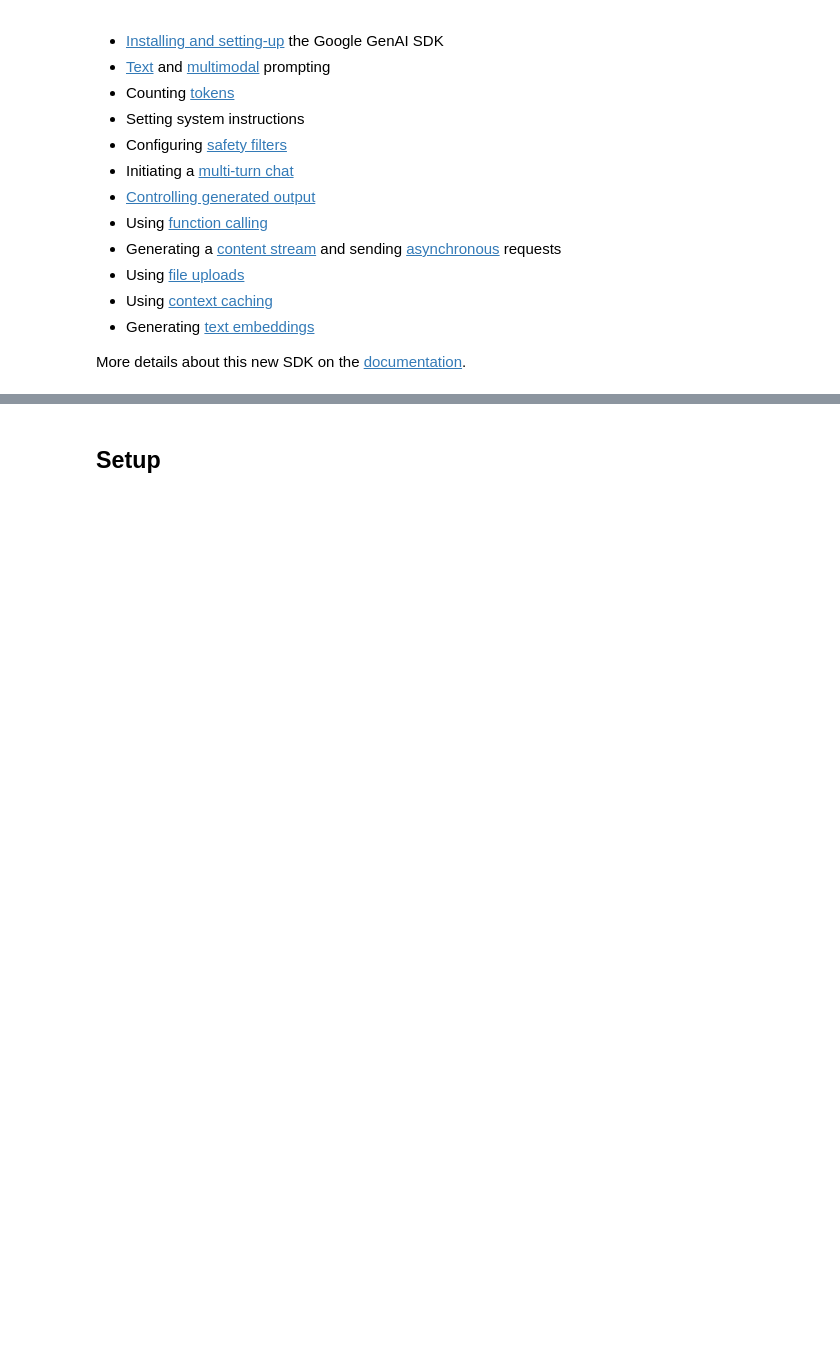
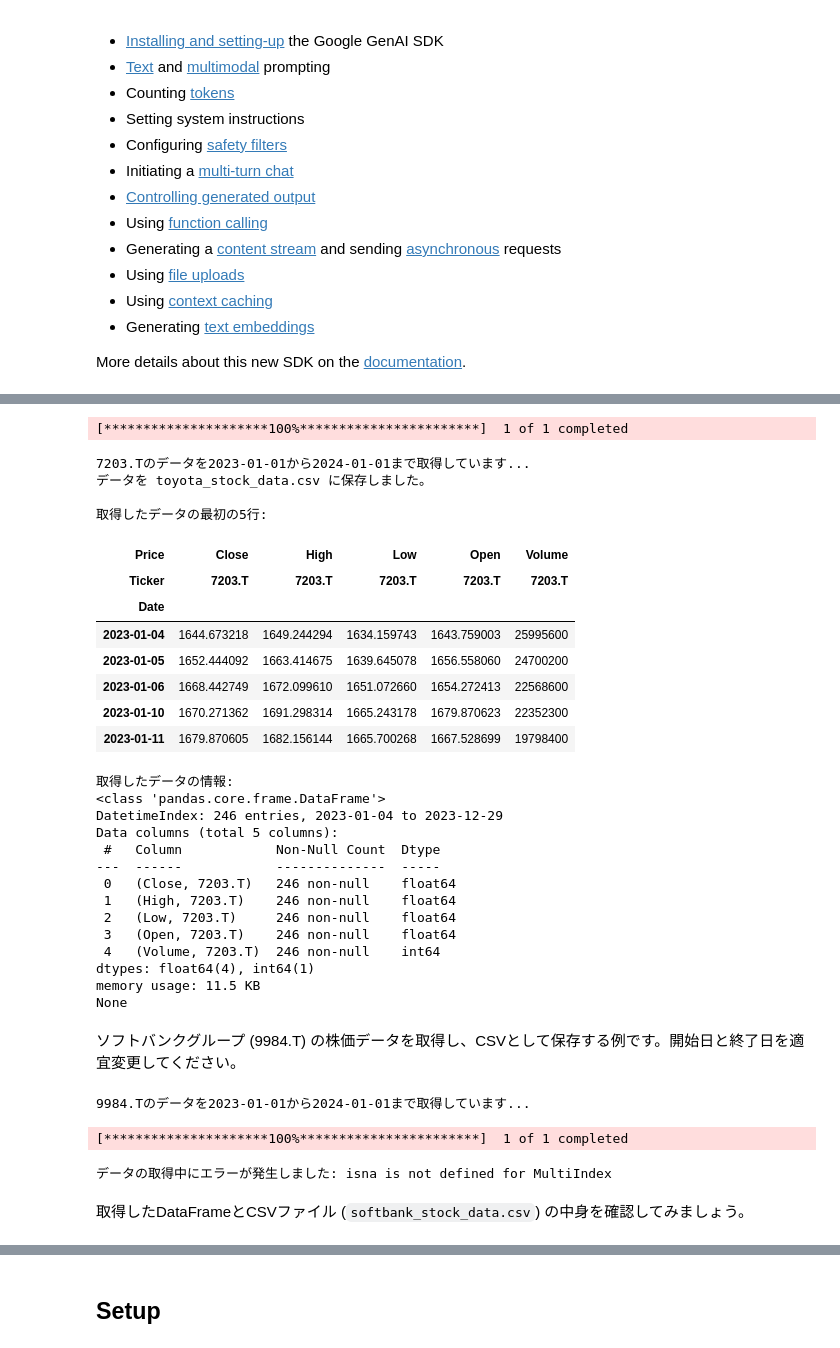
Before and after one commit to tnyt106-hub/-, a Jupyter notebook: quickstarts/Get_started.ipynb, the cells around one changed output, grey strips where cells are left out. Cells and saved outputs as stored; diff of their text form; code cells hidden in the pictures; blank space fills up the shorter version.

```diff
--- a/quickstarts/Get_started.ipynb
+++ b/quickstarts/Get_started.ipynb
@@ -41,0 +124,62 @@ More details about this new SDK on the [documentation](https://ai.google.dev/gem
+# %%
+# 例: トヨタ自動車 (7203.T) のデータを取得
+ticker = '7203.T' # トヨタ自動車のティッカーシンボル
+start = '2023-01-01'
+end = '2024-01-01'
+output_csv = 'toyota_stock_data.csv'
+
+toyota_df = get_japanese_stock_data(ticker, start, end, output_csv)
+
+if toyota_df is not None:
+    print("\n取得したデータの最初の5行:")
+    display(toyota_df.head())
+    print("\n取得したデータの情報:")
+    print(toyota_df.info())
+# %% [output]
+[*********************100%***********************]  1 of 1 completed
+7203.Tのデータを2023-01-01から2024-01-01まで取得しています...
+データを toyota_stock_data.csv に保存しました。
+
+取得したデータの最初の5行:
+| Price | Close | High | Low | Open | Volume |
+| Ticker | 7203.T | 7203.T | 7203.T | 7203.T | 7203.T |
+| Date |  |  |  |  |  |
+| 2023-01-04 | 1644.673218 | 1649.244294 | 1634.159743 | 1643.759003 | 25995600 |
+| 2023-01-05 | 1652.444092 | 1663.414675 | 1639.645078 | 1656.558060 | 24700200 |
+| 2023-01-06 | 1668.442749 | 1672.099610 | 1651.072660 | 1654.272413 | 22568600 |
+| 2023-01-10 | 1670.271362 | 1691.298314 | 1665.243178 | 1679.870623 | 22352300 |
+| 2023-01-11 | 1679.870605 | 1682.156144 | 1665.700268 | 1667.528699 | 19798400 |
+取得したデータの情報:
+<class 'pandas.core.frame.DataFrame'>
+DatetimeIndex: 246 entries, 2023-01-04 to 2023-12-29
+Data columns (total 5 columns):
+ #   Column            Non-Null Count  Dtype
+---  ------            --------------  -----
+ 0   (Close, 7203.T)   246 non-null    float64
+ 1   (High, 7203.T)    246 non-null    float64
+ 2   (Low, 7203.T)     246 non-null    float64
+ 3   (Open, 7203.T)    246 non-null    float64
+ 4   (Volume, 7203.T)  246 non-null    int64
+dtypes: float64(4), int64(1)
+memory usage: 11.5 KB
+None
+# %% [markdown]
+ソフトバンクグループ (9984.T) の株価データを取得し、CSVとして保存する例です。開始日と終了日を適宜変更してください。
+# %%
+# 例: ソフトバンクグループ (9984.T) のデータを取得
+ticker = '9984.T' # ソフトバンクグループのティッカーシンボル
+start = '2023-01-01'
+end = '2024-01-01'
+output_filename = 'softbank_stock_data.csv'
+
+softbank_df = get_japanese_stock_data(ticker, start, end, output_filename)
+
+if softbank_df is not None:
+    print("\n取得したデータの最初の5行:")
+    display(softbank_df.head())
+# %% [output]
+9984.Tのデータを2023-01-01から2024-01-01まで取得しています...
+[*********************100%***********************]  1 of 1 completed
+データの取得中にエラーが発生しました: isna is not defined for MultiIndex
+# %% [markdown]
+取得したDataFrameとCSVファイル (`softbank_stock_data.csv`) の中身を確認してみましょう。
```
Also changed, not shown: parts of 7 cells of this notebook.
